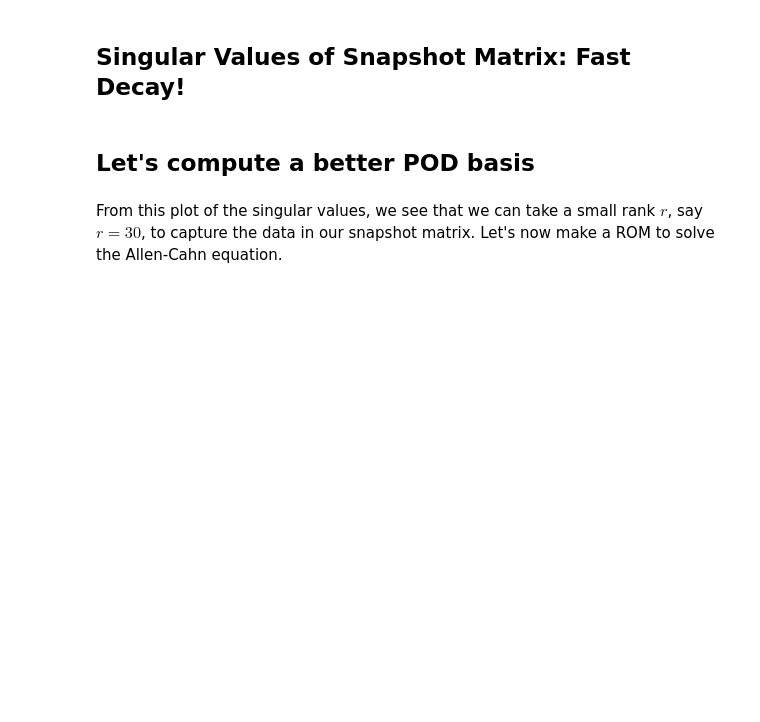
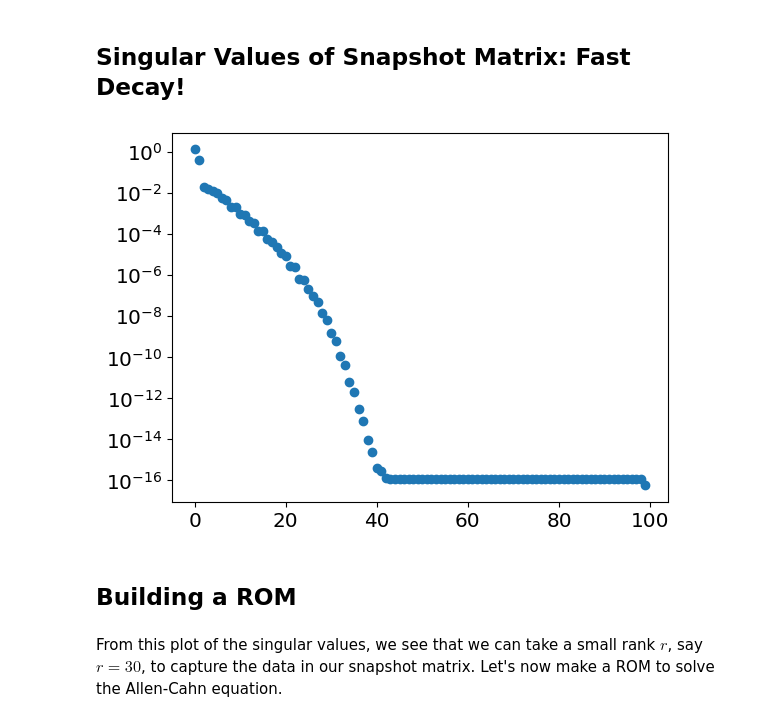
Before and after one commit to maxhirsch/intro-to-rom, a Jupyter notebook: Allen-Cahn-ROM.ipynb, the cells around one changed output. Saved outputs shown, nothing was run; the diff lists cells and outputs as text; code cells hidden in the pictures; blank space fills up the shorter version.

```diff
--- a/Allen-Cahn-ROM.ipynb
+++ b/Allen-Cahn-ROM.ipynb
@@ -103,10 +134,10 @@ plt.show()
 # %% [markdown]
 ## Singular Values of Snapshot Matrix: Fast Decay!
 # %%
-snapshots = np.concatenate((sol1, sol2, sol3))
+snapshots = np.concatenate((sol1, sol2, sol3)).T
 U, S, V = np.linalg.svd(snapshots, full_matrices=False)
 plt.scatter(np.arange(S.shape[0]), S)
 plt.yscale('log')
 plt.show()
+# %% [output]
+[figure, added]
-# %% [markdown]
-## Let's compute a better POD basis
@@ -131,3 +144,5 @@ plt.show()
+# %% [markdown]
+## Building a ROM
 # %% [markdown]
 From this plot of the singular values, we see that we can take a small rank $r$, say $r=30$, to capture the data in our snapshot matrix. Let's now make a ROM to solve the Allen-Cahn equation.
 # %%
```
Also changed, not shown: parts of 15 cells of this notebook.
